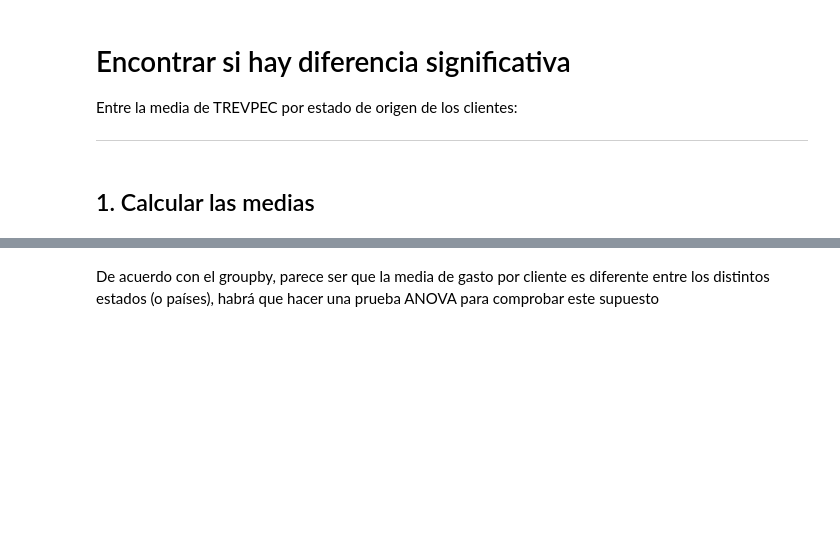
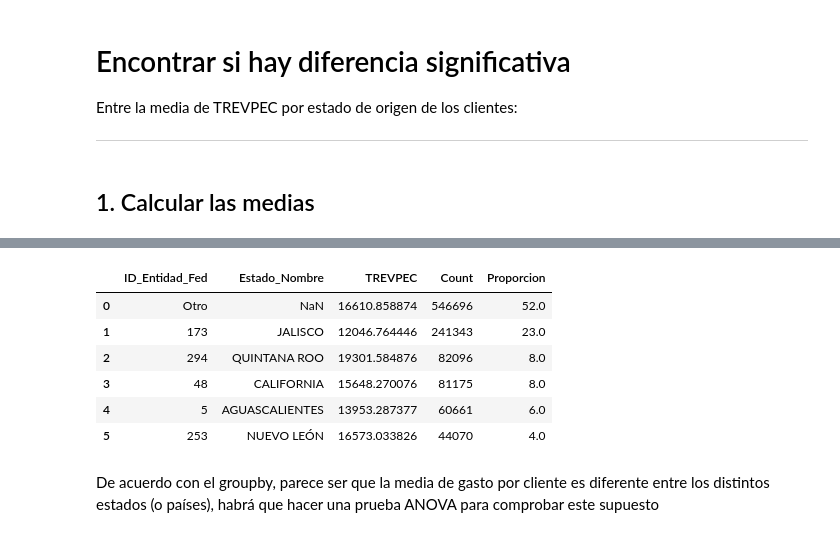
Before and after one commit to Azahramirez/claseMreporeto, a Jupyter notebook: notebooks/Notebook2_DataAnalysis_TocEdos.ipynb, the cells around one changed output, grey strips where cells are left out. Drawn from its saved outputs; the diff is of its cells as text; code cells hidden in the pictures; blank space fills up the shorter version.

```diff
--- a/notebooks/Notebook2_DataAnalysis_TocEdos.ipynb
+++ b/notebooks/Notebook2_DataAnalysis_TocEdos.ipynb
@@ -83,3 +116,14 @@ merged_df
+# %%
+merged_df3=merged_df2[['ID_Entidad_Fed', 'Estado_Nombre', 'TREVPEC', 'Count', 'Proporcion']]
+merged_df3
+# %% [output]
+|  | ID_Entidad_Fed | Estado_Nombre | TREVPEC | Count | Proporcion |
+| 0 | Otro | NaN | 16610.858874 | 546696 | 52.0 |
+| 1 | 173 | JALISCO | 12046.764446 | 241343 | 23.0 |
+| 2 | 294 | QUINTANA ROO | 19301.584876 | 82096 | 8.0 |
+| 3 | 48 | CALIFORNIA | 15648.270076 | 81175 | 8.0 |
+| 4 | 5 | AGUASCALIENTES | 13953.287377 | 60661 | 6.0 |
+| 5 | 253 | NUEVO LEÓN | 16573.033826 | 44070 | 4.0 |
 # %% [markdown]
 De acuerdo con el groupby, parece ser que la media de gasto por cliente es diferente entre los distintos estados (o países), habrá que hacer una prueba ANOVA para comprobar este supuesto
 # %% [markdown]
```
Also changed, not shown: parts of 6 cells of this notebook, 10 other files.
